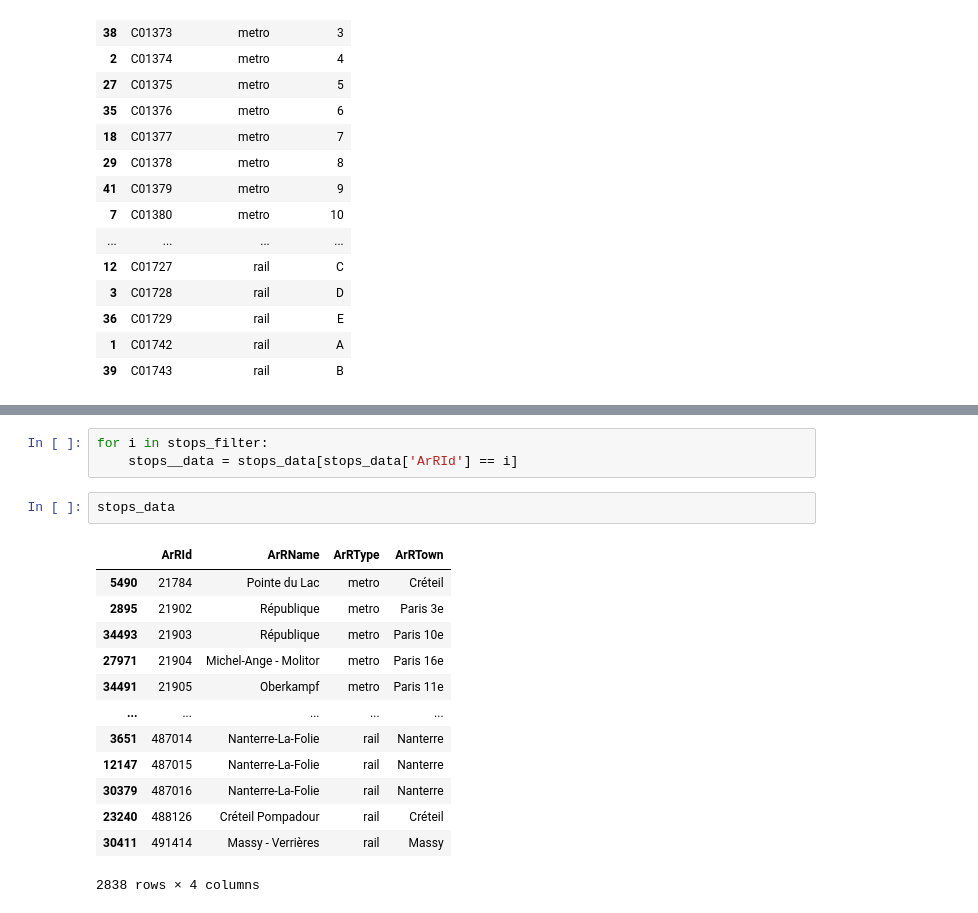
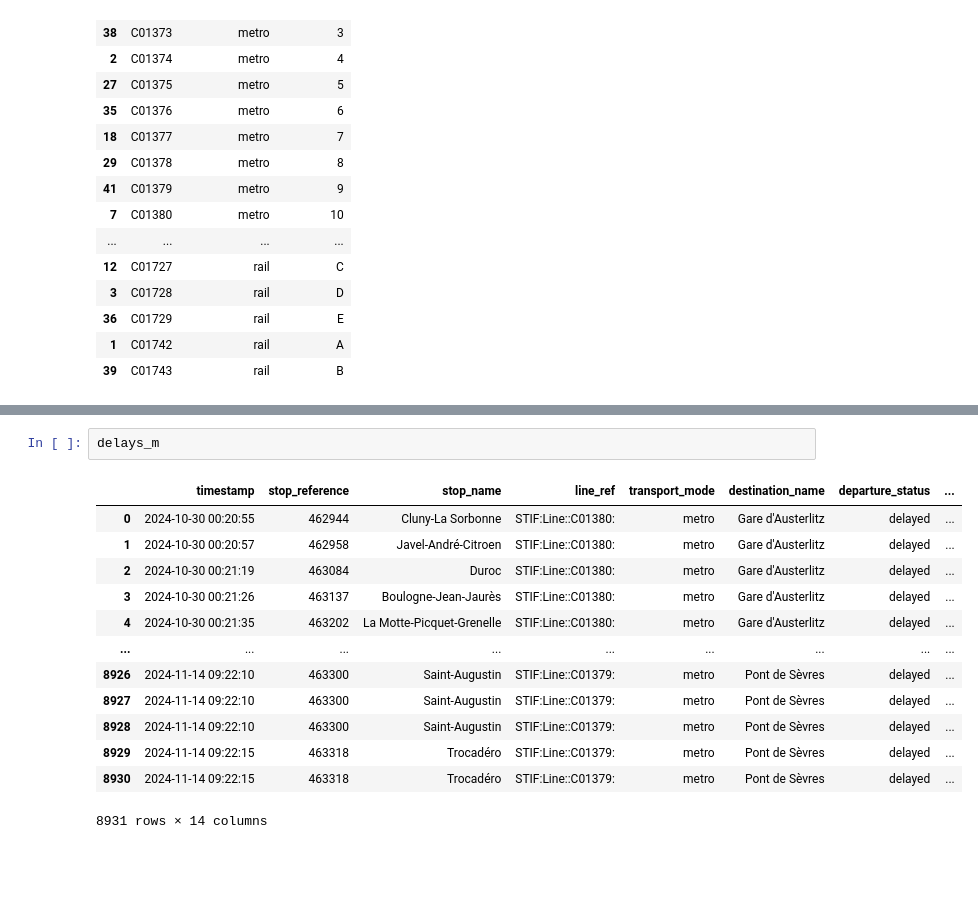
Before and after one commit to GraceBeyoko/Predicting-metro-delays, a Jupyter notebook: Cleaning.ipynb, the cells around one changed output, grey strips where cells are left out. Drawn from its saved outputs; the diff is of its cells as text; blank space fills up the shorter version.

```diff
--- a/Cleaning.ipynb
+++ b/Cleaning.ipynb
@@ -60,19 +80,16 @@ stops_filter = [22086, 463013, 22136, 462993, 21964, 462969, 22125, 463113, 4129
-# %%
-for i in stops_filter:
-    stops__data = stops_data[stops_data['ArRId'] == i]
-# %%
-stops_data
-# %% [output]
-|  | ArRId | ArRName | ArRType | ArRTown |
-| 5490 | 21784 | Pointe du Lac | metro | Créteil |
-| 2895 | 21902 | République | metro | Paris 3e |
-| 34493 | 21903 | République | metro | Paris 10e |
-| 27971 | 21904 | Michel-Ange - Molitor | metro | Paris 16e |
-| 34491 | 21905 | Oberkampf | metro | Paris 11e |
-| ... | ... | ... | ... | ... |
-| 3651 | 487014 | Nanterre-La-Folie | rail | Nanterre |
-| 12147 | 487015 | Nanterre-La-Folie | rail | Nanterre |
-| 30379 | 487016 | Nanterre-La-Folie | rail | Nanterre |
-| 23240 | 488126 | Créteil Pompadour | rail | Créteil |
-| 30411 | 491414 | Massy - Verrières | rail | Massy |
-2838 rows × 4 columns
+# %%
+delays_m
+# %% [output]
+|  | timestamp | stop_reference | stop_name | line_ref | transport_mode | destination_name | departure_status | ... |
+| 0 | 2024-10-30 00:20:55 | 462944 | Cluny-La Sorbonne | STIF:Line::C01380: | metro | Gare d'Austerlitz | delayed | ... |
+| 1 | 2024-10-30 00:20:57 | 462958 | Javel-André-Citroen | STIF:Line::C01380: | metro | Gare d'Austerlitz | delayed | ... |
+| 2 | 2024-10-30 00:21:19 | 463084 | Duroc | STIF:Line::C01380: | metro | Gare d'Austerlitz | delayed | ... |
+| 3 | 2024-10-30 00:21:26 | 463137 | Boulogne-Jean-Jaurès | STIF:Line::C01380: | metro | Gare d'Austerlitz | delayed | ... |
+| 4 | 2024-10-30 00:21:35 | 463202 | La Motte-Picquet-Grenelle | STIF:Line::C01380: | metro | Gare d'Austerlitz | delayed | ... |
+| ... | ... | ... | ... | ... | ... | ... | ... | ... |
+| 8926 | 2024-11-14 09:22:10 | 463300 | Saint-Augustin | STIF:Line::C01379: | metro | Pont de Sèvres | delayed | ... |
+| 8927 | 2024-11-14 09:22:10 | 463300 | Saint-Augustin | STIF:Line::C01379: | metro | Pont de Sèvres | delayed | ... |
+| 8928 | 2024-11-14 09:22:10 | 463300 | Saint-Augustin | STIF:Line::C01379: | metro | Pont de Sèvres | delayed | ... |
+| 8929 | 2024-11-14 09:22:15 | 463318 | Trocadéro | STIF:Line::C01379: | metro | Pont de Sèvres | delayed | ... |
+| 8930 | 2024-11-14 09:22:15 | 463318 | Trocadéro | STIF:Line::C01379: | metro | Pont de Sèvres | delayed | ... |
+8931 rows × 14 columns
```
Also changed, not shown: parts of 8 cells of this notebook.
